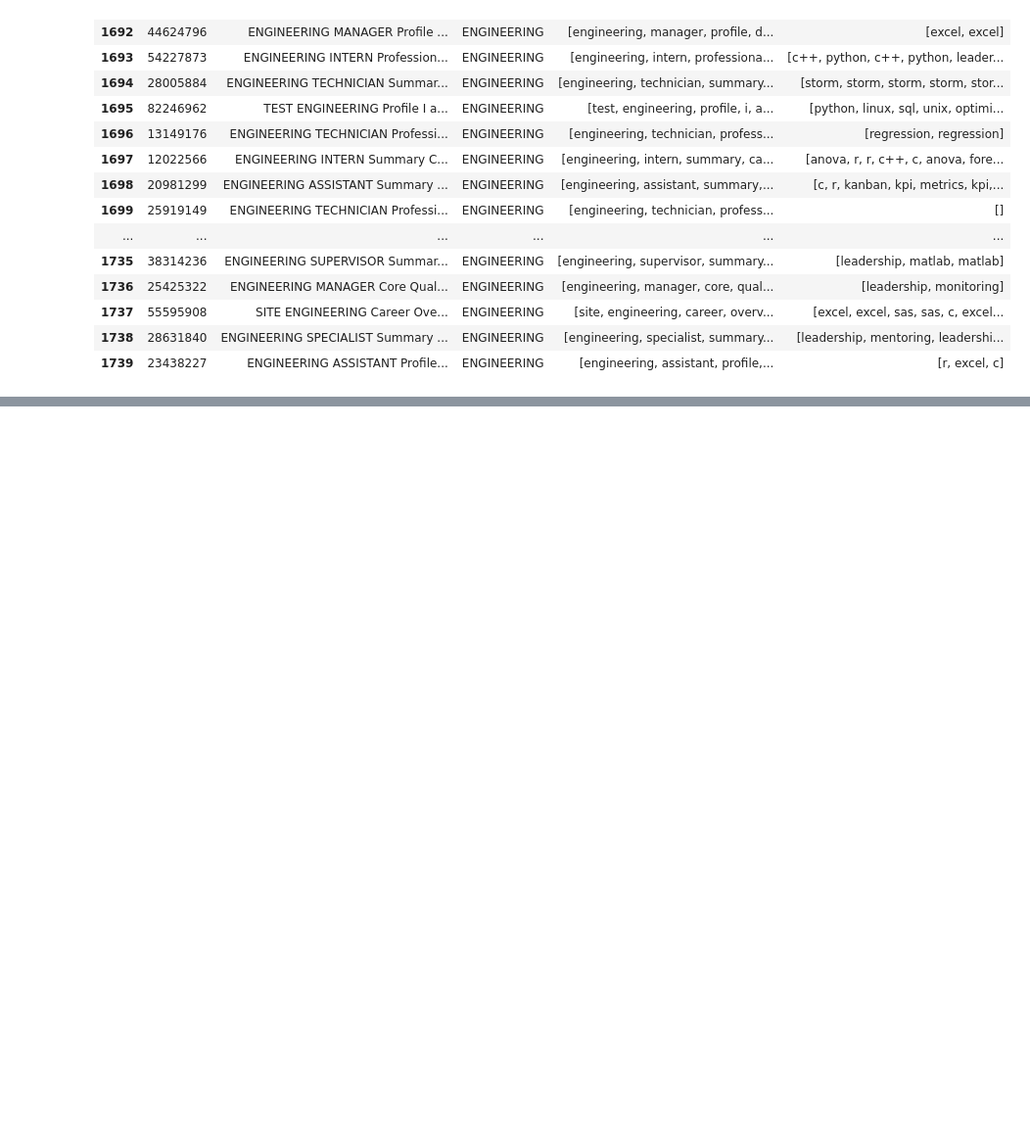
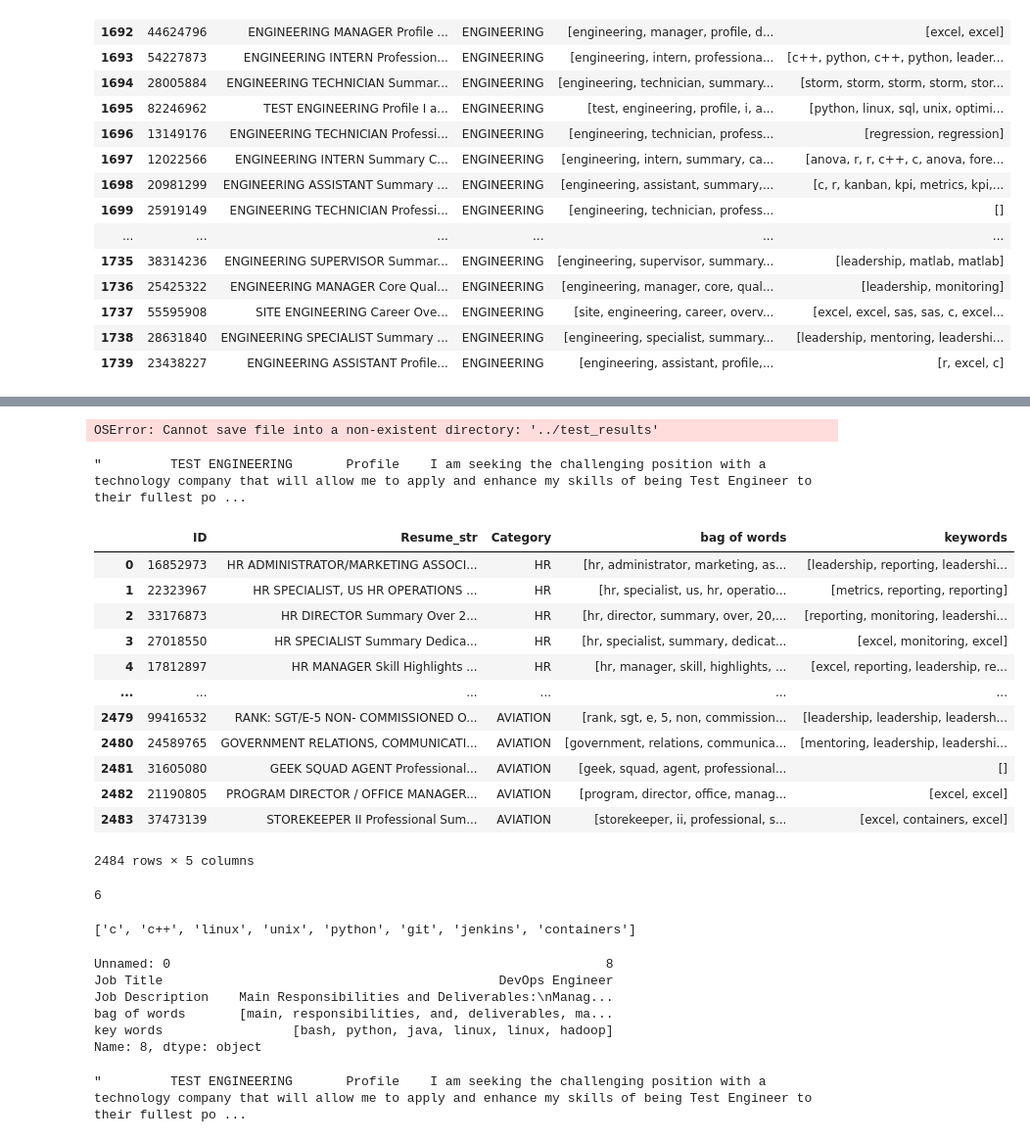
Before and after one commit to JonnyBeAverage/Jobable, a Jupyter notebook: notebooks/count_matches.ipynb, the cells around one changed output, grey strips where cells are left out. Shown at 98% size. Drawn from its saved outputs; the diff is of its cells as text; code cells hidden in the pictures; blank space fills up the shorter version.

Commit message:
finished aggregate test function

```diff
--- a/notebooks/count_matches.ipynb
+++ b/notebooks/count_matches.ipynb
@@ -276,5 +281,7 @@ data_keywords = [
     "microsoft certified data scientist",
     "databricks certification"
 ]
+data_keywords = list(set(data_keywords))
+
 len(data_keywords)
 # %% [output]
@@ -417,0 +408,24 @@ def count_score(resume_words, job_words):
+# %%
+df.to_csv('../test_results/aggregate_test_results.csv')
+# %% [output]
+OSError: Cannot save file into a non-existent directory: '../test_results'
+# %%
+df_resume[df_resume['Category']=='ENGINEERING'].iloc[5,1]
+# %% [output]
+"         TEST ENGINEERING       Profile    I am seeking the challenging position with a technology company that will allow me to apply and enhance my skills of being Test Engineer to their fullest po ...
+# %%
+df_resume
+# %% [output]
+|  | ID | Resume_str | Category | bag of words | keywords |
+| 0 | 16852973 | HR ADMINISTRATOR/MARKETING ASSOCI... | HR | [hr, administrator, marketing, as... | [leadership, reporting, leadershi... |
+| 1 | 22323967 | HR SPECIALIST, US HR OPERATIONS ... | HR | [hr, specialist, us, hr, operatio... | [metrics, reporting, reporting] |
+| 2 | 33176873 | HR DIRECTOR Summary Over 2... | HR | [hr, director, summary, over, 20,... | [reporting, monitoring, leadershi... |
+| 3 | 27018550 | HR SPECIALIST Summary Dedica... | HR | [hr, specialist, summary, dedicat... | [excel, monitoring, excel] |
+| 4 | 17812897 | HR MANAGER Skill Highlights ... | HR | [hr, manager, skill, highlights, ... | [excel, reporting, leadership, re... |
+| ... | ... | ... | ... | ... | ... |
+| 2479 | 99416532 | RANK: SGT/E-5 NON- COMMISSIONED O... | AVIATION | [rank, sgt, e, 5, non, commission... | [leadership, leadership, leadersh... |
+| 2480 | 24589765 | GOVERNMENT RELATIONS, COMMUNICATI... | AVIATION | [government, relations, communica... | [mentoring, leadership, leadershi... |
+| 2481 | 31605080 | GEEK SQUAD AGENT Professional... | AVIATION | [geek, squad, agent, professional... | [] |
+| 2482 | 21190805 | PROGRAM DIRECTOR / OFFICE MANAGER... | AVIATION | [program, director, office, manag... | [excel, excel] |
+| 2483 | 37473139 | STOREKEEPER II Professional Sum... | AVIATION | [storekeeper, ii, professional, s... | [excel, containers, excel] |
+2484 rows × 5 columns
@@ -418,2 +435,21 @@ def count_score(resume_words, job_words):
 # %%
-count_score(test_job,test_resume)
+count_score(job_test,resume_test)
+# %% [output]
+6
+# %%
+job_test
+# %% [output]
+['c', 'c++', 'linux', 'unix', 'python', 'git', 'jenkins', 'containers']
+# %%
+df.iloc[8]
+# %% [output]
+Unnamed: 0                                                         8
+Job Title                                            DevOps Engineer
+Job Description    Main Responsibilities and Deliverables:\nManag...
+bag of words       [main, responsibilities, and, deliverables, ma...
+key words                 [bash, python, java, linux, linux, hadoop]
+Name: 8, dtype: object
+# %%
+df_resume[df_resume['Category']=='ENGINEERING'].iloc[5]['Resume_str']
+# %% [output]
+"         TEST ENGINEERING       Profile    I am seeking the challenging position with a technology company that will allow me to apply and enhance my skills of being Test Engineer to their fullest po ...
```
Also changed, not shown: parts of 7 cells of this notebook, 2 other files.
